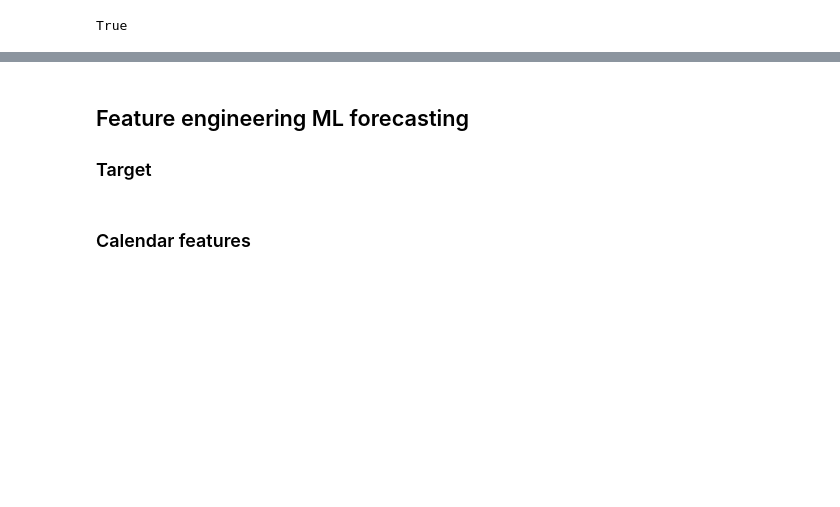
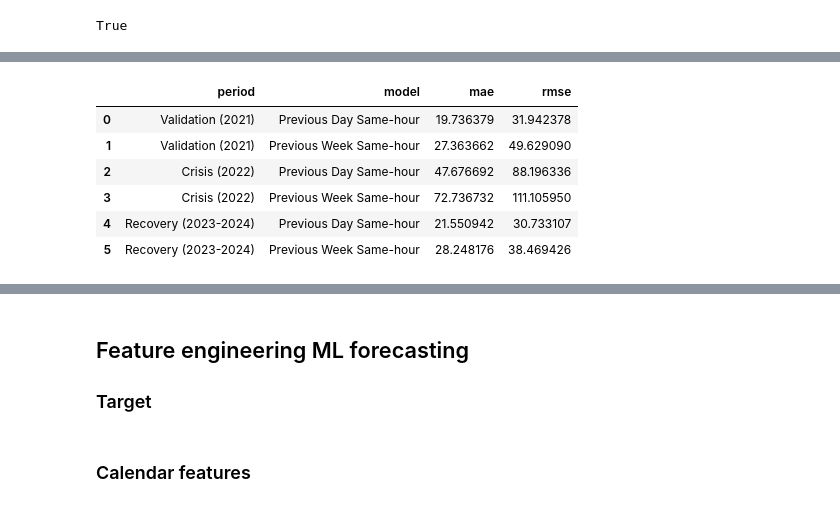
Before and after one commit to LisaBianConti/electricity-price-forecasting, a Jupyter notebook: notebooks/05_modelling.ipynb, the cells around one changed output, grey strips where cells are left out. Cells and saved outputs as stored; diff of their text form; code cells hidden in the pictures; blank space fills up the shorter version.

```diff
--- a/notebooks/05_modelling.ipynb
+++ b/notebooks/05_modelling.ipynb
@@ -59,6 +74,6 @@ The model assumes the next price will be equal to the current price.
 # %%
 df_baseline_train = df_baseline[(df_baseline.index.year >= 2016) & (df_baseline.index.year <= 2020)].copy()
 df_baseline_val = df_baseline[df_baseline.index.year == 2021].copy()
-df_baseline_test = df_baseline[df_baseline.index.year == 2022].copy()
+df_baseline_crisis = df_baseline[df_baseline.index.year == 2022].copy()
 df_baseline_recovery = df_baseline[(df_baseline.index.year >= 2023) & (df_baseline.index.year <= 2024)].copy()
 # %%
@@ -77,0 +103,39 @@ True
+# %%
+periods = {
+    "Validation (2021)": df_baseline_val,
+    "Crisis (2022)": df_baseline_crisis,
+    "Recovery (2023-2024)": df_baseline_recovery
+}
+
+baseline_models = {
+    "Previous Day Same-hour": "price_lag_24",
+    "Previous Week Same-hour": "price_lag_168"
+}
+
+baseline_target_col = "Day-ahead Price (EUR/MWh)"
+
+baseline_evaluation = []
+
+for period_name, dataset in periods.items():
+    for model_name, lag_column_name in baseline_models.items():
+        subset = dataset[[baseline_target_col, lag_column_name]].dropna()
+        y_true = subset[baseline_target_col]
+        y_pred = subset[lag_column_name]
+
+        metrics = evaluate.evaluate_regression(y_true, y_pred)
+
+        baseline_evaluation.append({
+            "period": period_name,
+            "model": model_name,
+            **metrics
+        })
+
+pd.DataFrame(baseline_evaluation)
+# %% [output]
+|  | period | model | mae | rmse |
+| 0 | Validation (2021) | Previous Day Same-hour | 19.736379 | 31.942378 |
+| 1 | Validation (2021) | Previous Week Same-hour | 27.363662 | 49.629090 |
+| 2 | Crisis (2022) | Previous Day Same-hour | 47.676692 | 88.196336 |
+| 3 | Crisis (2022) | Previous Week Same-hour | 72.736732 | 111.105950 |
+| 4 | Recovery (2023-2024) | Previous Day Same-hour | 21.550942 | 30.733107 |
+| 5 | Recovery (2023-2024) | Previous Week Same-hour | 28.248176 | 38.469426 |
```
Also changed, not shown: parts of 13 cells of this notebook.
